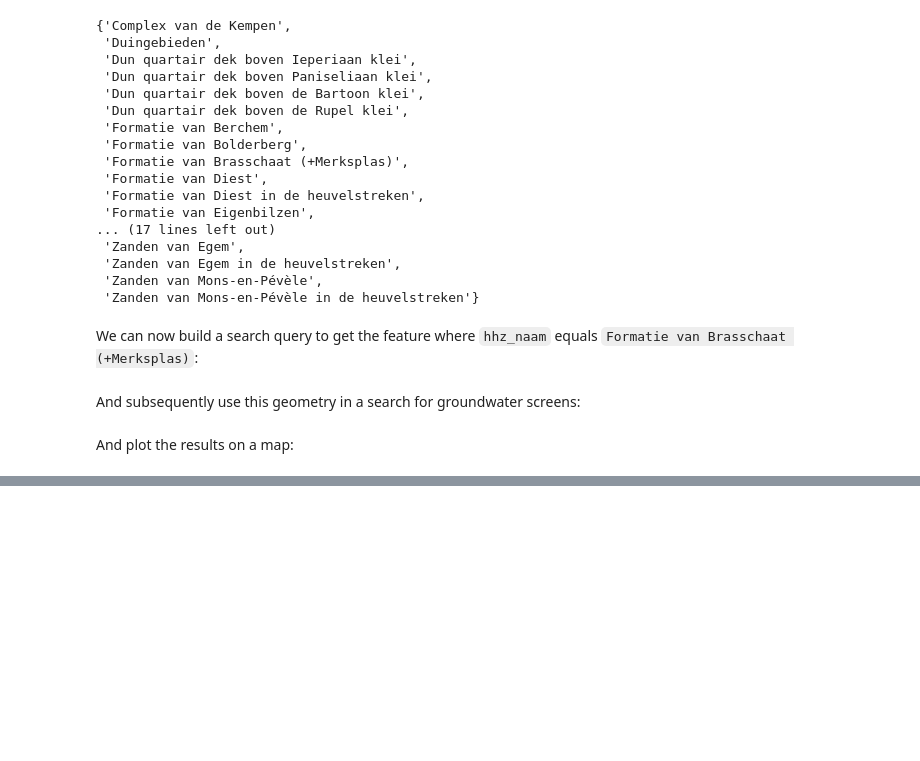
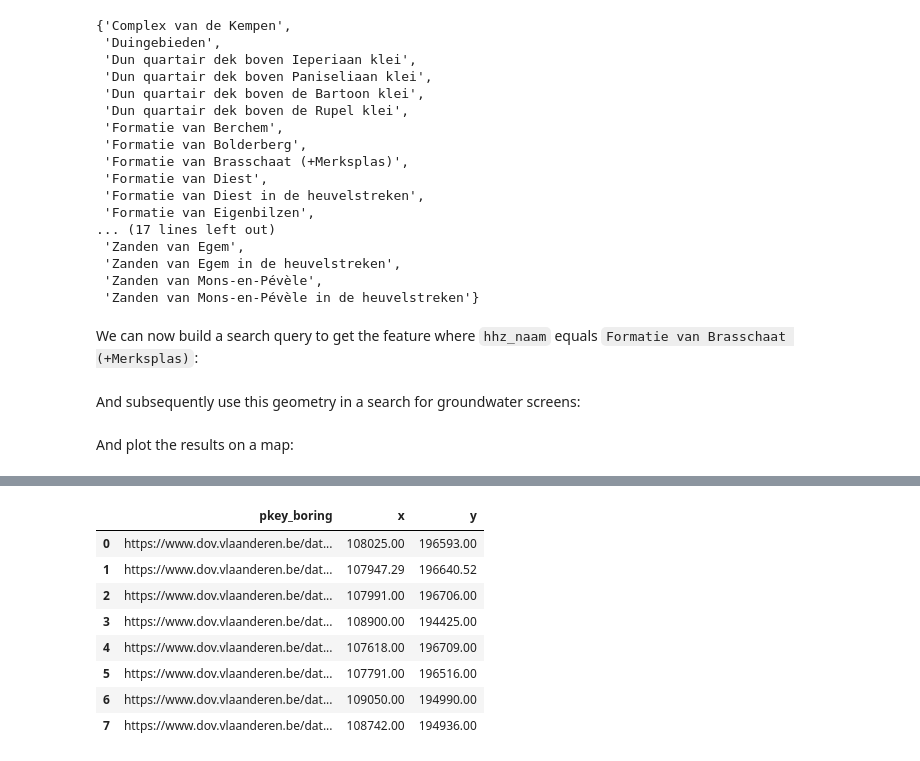
Before and after one commit to DOV-Vlaanderen/pydov, a Jupyter notebook: docs/notebooks/spatial_querying.ipynb, the cells around one changed output, grey strips where cells are left out. Saved outputs shown, nothing was run; the diff lists cells and outputs as text; code cells hidden in the pictures; blank space fills up the shorter version.

```diff
--- a/docs/notebooks/spatial_querying.ipynb
+++ b/docs/notebooks/spatial_querying.ipynb
@@ -284,0 +321,9 @@ fmap
+# %%
+import geopandas as gpd
+
+shapefile = "../../tests/data/util/location/polygon_multiple_31370.shp"
+
+# User reads geometry-file from disk (shapefile, geojson,...)
+gdf = gpd.read_file(shapefile)
+gdf["name"] = ["site 1", "site 2"]  # add dummy names to each of the polygones in the vector file for the demo case
+gdf
@@ -284,0 +344,6 @@ fmap
+# %%
+# Use pydov with the resulting geodataframe as input for the geometryfilter
+bs = BoringSearch()
+df = bs.search(
+    location=GeopandasFilter(gdf, Within),
+    return_fields=('pkey_boring', 'x', 'y'))
@@ -284,0 +369,12 @@ fmap
+# %%
+df
+# %% [output]
+|  | pkey_boring | x | y |
+| 0 | https://www.dov.vlaanderen.be/dat... | 108025.00 | 196593.00 |
+| 1 | https://www.dov.vlaanderen.be/dat... | 107947.29 | 196640.52 |
+| 2 | https://www.dov.vlaanderen.be/dat... | 107991.00 | 196706.00 |
+| 3 | https://www.dov.vlaanderen.be/dat... | 108900.00 | 194425.00 |
+| 4 | https://www.dov.vlaanderen.be/dat... | 107618.00 | 196709.00 |
+| 5 | https://www.dov.vlaanderen.be/dat... | 107791.00 | 196516.00 |
+| 6 | https://www.dov.vlaanderen.be/dat... | 109050.00 | 194990.00 |
+| 7 | https://www.dov.vlaanderen.be/dat... | 108742.00 | 194936.00 |
```
Also changed, not shown: parts of 40 cells of this notebook.
